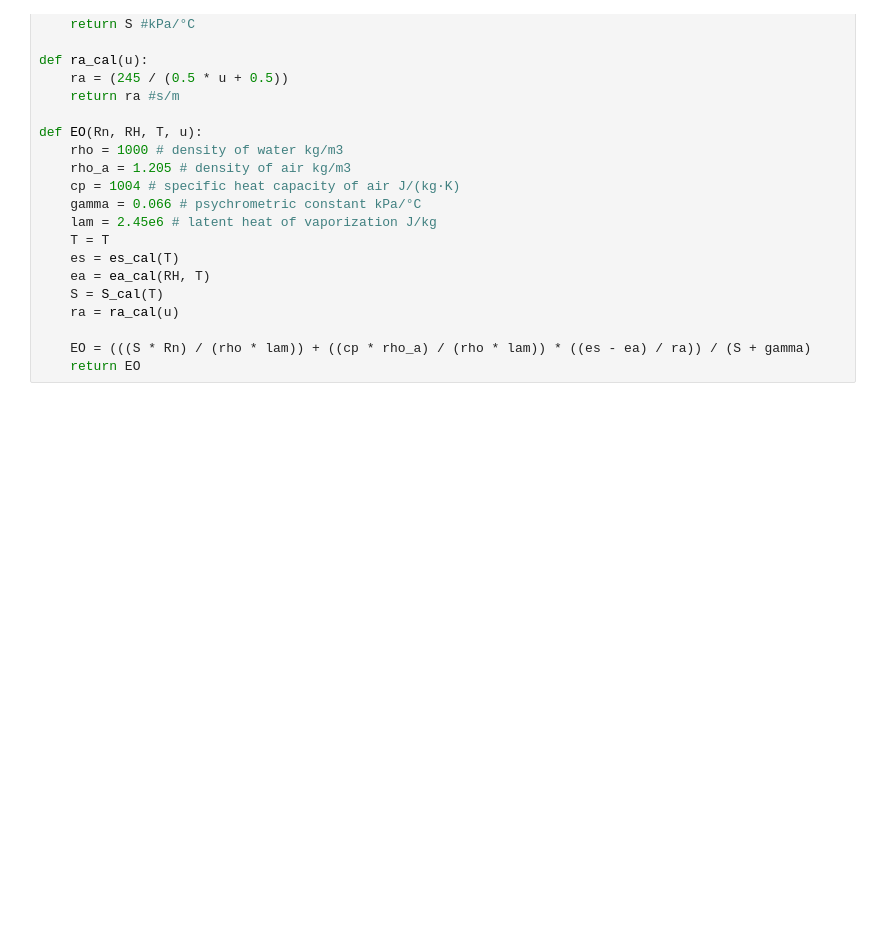
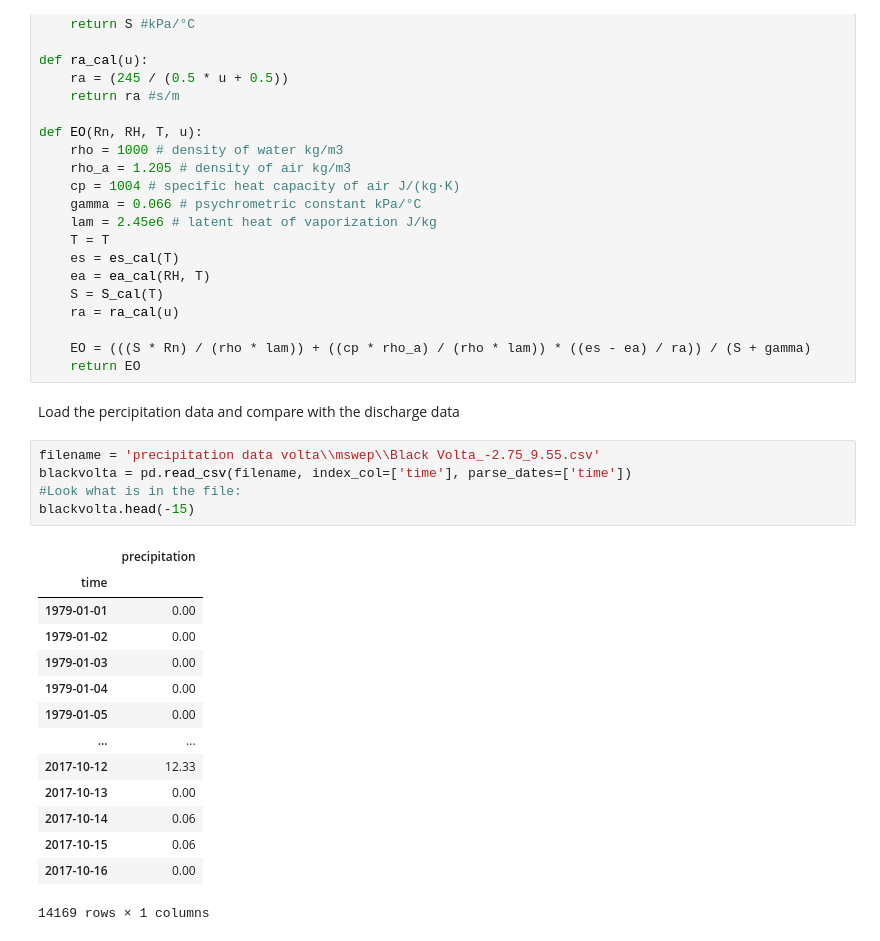
Before and after one commit to ehuistra/volta-case, a Jupyter notebook: Hydrological_and_climate_Data_analysis.ipynb, the cells around one changed output. Saved outputs shown, nothing was run; the diff lists cells and outputs as text; blank space fills up the shorter version.

```diff
--- a/Hydrological_and_climate_Data_analysis.ipynb
+++ b/Hydrological_and_climate_Data_analysis.ipynb
@@ -148,3 +146,25 @@ def EO(Rn, RH, T, u):
 
     EO = (((S * Rn) / (rho * lam)) + ((cp * rho_a) / (rho * lam)) * ((es - ea) / ra)) / (S + gamma)
     return EO
+# %% [markdown]
+Load the percipitation data and compare with the discharge data
+# %%
+filename = 'precipitation data volta\\mswep\\Black Volta_-2.75_9.55.csv'
+blackvolta = pd.read_csv(filename, index_col=['time'], parse_dates=['time'])
+#Look what is in the file:
+blackvolta.head(-15)
+# %% [output]
+|  | precipitation |
+| time |  |
+| 1979-01-01 | 0.00 |
+| 1979-01-02 | 0.00 |
+| 1979-01-03 | 0.00 |
+| 1979-01-04 | 0.00 |
+| 1979-01-05 | 0.00 |
+| ... | ... |
+| 2017-10-12 | 12.33 |
+| 2017-10-13 | 0.00 |
+| 2017-10-14 | 0.06 |
+| 2017-10-15 | 0.06 |
+| 2017-10-16 | 0.00 |
+14169 rows × 1 columns
```
Also changed, not shown: parts of 6 cells of this notebook.
